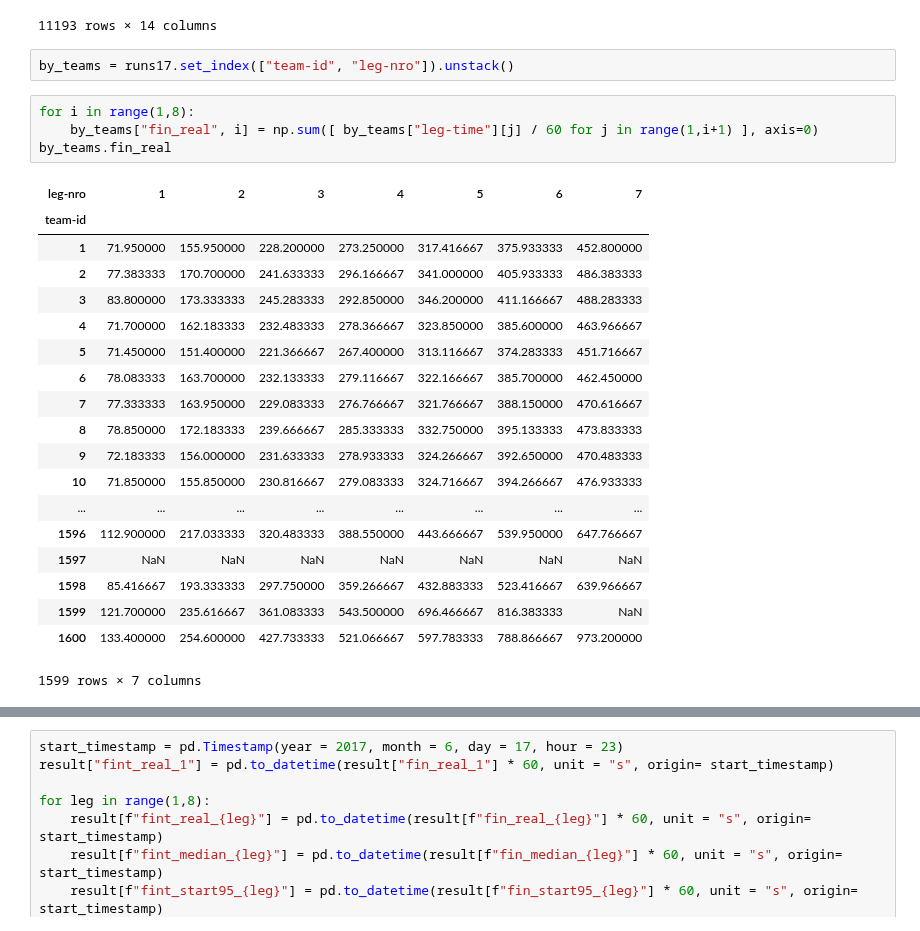
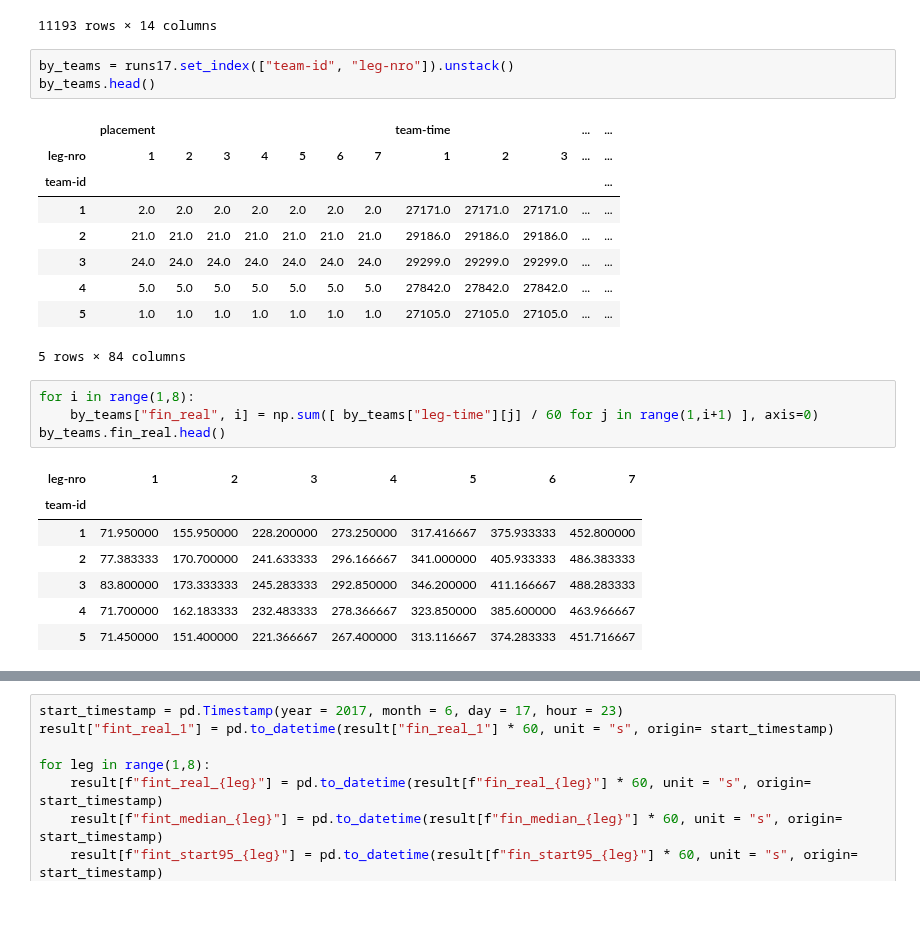
Before and after one commit to dins/jukola-xml-model, a Jupyter notebook: log_normal_estimates.ipynb, the cells around one changed output, grey strips where cells are left out. Cells and saved outputs as stored; diff of their text form.

```diff
--- a/log_normal_estimates.ipynb
+++ b/log_normal_estimates.ipynb
@@ -196,30 +175,29 @@ runs17
 11193 rows × 14 columns
 # %%
 by_teams = runs17.set_index(["team-id", "leg-nro"]).unstack()
+by_teams.head()
+# %% [output]
+|  | placement |  |  |  |  |  |  | team-time |  |  | ... | ... |
+| leg-nro | 1 | 2 | 3 | 4 | 5 | 6 | 7 | 1 | 2 | 3 | ... | ... |
+| team-id |  |  |  |  |  |  |  |  |  |  |  | ... |
+| 1 | 2.0 | 2.0 | 2.0 | 2.0 | 2.0 | 2.0 | 2.0 | 27171.0 | 27171.0 | 27171.0 | ... | ... |
+| 2 | 21.0 | 21.0 | 21.0 | 21.0 | 21.0 | 21.0 | 21.0 | 29186.0 | 29186.0 | 29186.0 | ... | ... |
+| 3 | 24.0 | 24.0 | 24.0 | 24.0 | 24.0 | 24.0 | 24.0 | 29299.0 | 29299.0 | 29299.0 | ... | ... |
+| 4 | 5.0 | 5.0 | 5.0 | 5.0 | 5.0 | 5.0 | 5.0 | 27842.0 | 27842.0 | 27842.0 | ... | ... |
+| 5 | 1.0 | 1.0 | 1.0 | 1.0 | 1.0 | 1.0 | 1.0 | 27105.0 | 27105.0 | 27105.0 | ... | ... |
+5 rows × 84 columns
 # %%
 for i in range(1,8):
     by_teams["fin_real", i] = np.sum([ by_teams["leg-time"][j] / 60 for j in range(1,i+1) ], axis=0)
-by_teams.fin_real
+by_teams.fin_real.head()
 # %% [output]
 | leg-nro | 1 | 2 | 3 | 4 | 5 | 6 | 7 |
 | team-id |  |  |  |  |  |  |  |
 | 1 | 71.950000 | 155.950000 | 228.200000 | 273.250000 | 317.416667 | 375.933333 | 452.800000 |
 | 2 | 77.383333 | 170.700000 | 241.633333 | 296.166667 | 341.000000 | 405.933333 | 486.383333 |
 | 3 | 83.800000 | 173.333333 | 245.283333 | 292.850000 | 346.200000 | 411.166667 | 488.283333 |
 | 4 | 71.700000 | 162.183333 | 232.483333 | 278.366667 | 323.850000 | 385.600000 | 463.966667 |
 | 5 | 71.450000 | 151.400000 | 221.366667 | 267.400000 | 313.116667 | 374.283333 | 451.716667 |
-| 6 | 78.083333 | 163.700000 | 232.133333 | 279.116667 | 322.166667 | 385.700000 | 462.450000 |
-| 7 | 77.333333 | 163.950000 | 229.083333 | 276.766667 | 321.766667 | 388.150000 | 470.616667 |
-| 8 | 78.850000 | 172.183333 | 239.666667 | 285.333333 | 332.750000 | 395.133333 | 473.833333 |
-| 9 | 72.183333 | 156.000000 | 231.633333 | 278.933333 | 324.266667 | 392.650000 | 470.483333 |
-| 10 | 71.850000 | 155.850000 | 230.816667 | 279.083333 | 324.716667 | 394.266667 | 476.933333 |
-| ... | ... | ... | ... | ... | ... | ... | ... |
-| 1596 | 112.900000 | 217.033333 | 320.483333 | 388.550000 | 443.666667 | 539.950000 | 647.766667 |
-| 1597 | NaN | NaN | NaN | NaN | NaN | NaN | NaN |
-| 1598 | 85.416667 | 193.333333 | 297.750000 | 359.266667 | 432.883333 | 523.416667 | 639.966667 |
-| 1599 | 121.700000 | 235.616667 | 361.083333 | 543.500000 | 696.466667 | 816.383333 | NaN |
-| 1600 | 133.400000 | 254.600000 | 427.733333 | 521.066667 | 597.783333 | 788.866667 | 973.200000 |
-1599 rows × 7 columns
 # %%
 for i in range(1,8):
     by_teams["fin_med", i] = np.sum([ by_teams["est_median"][j] for j in range(1,i+1) ], axis=0)
```
Also changed, not shown: parts of 5 cells of this notebook.
